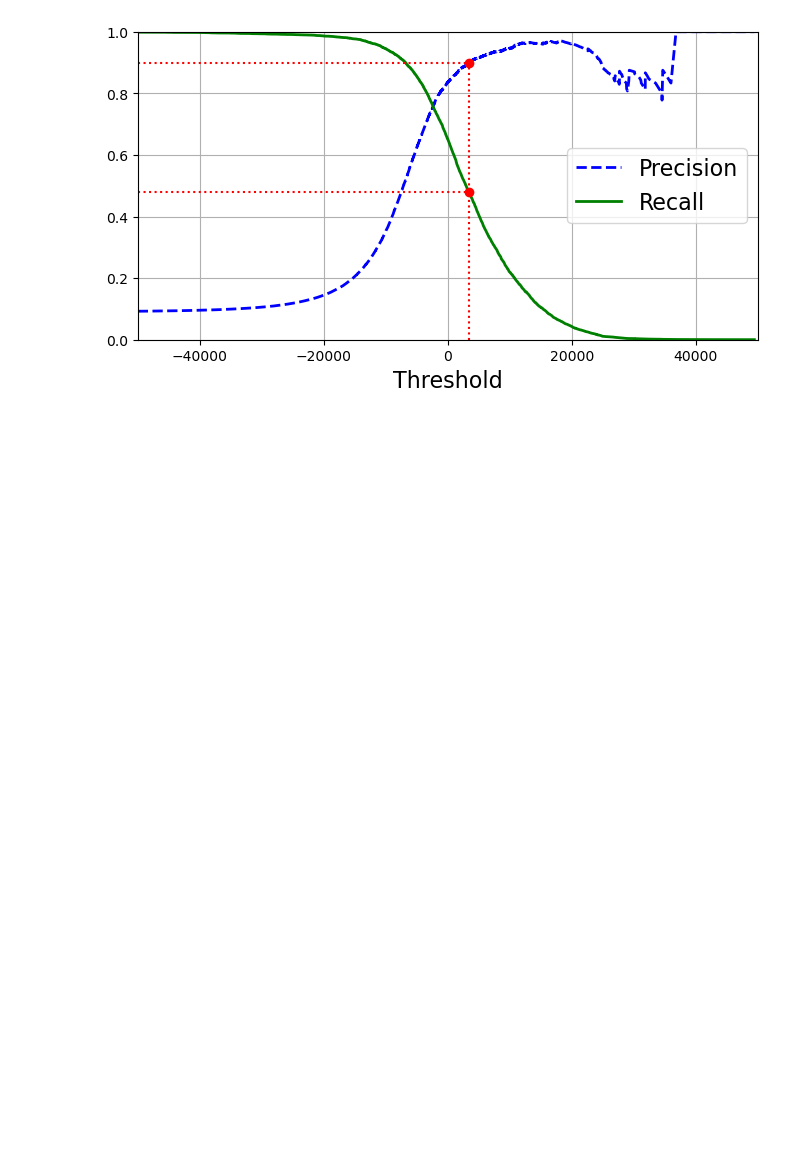
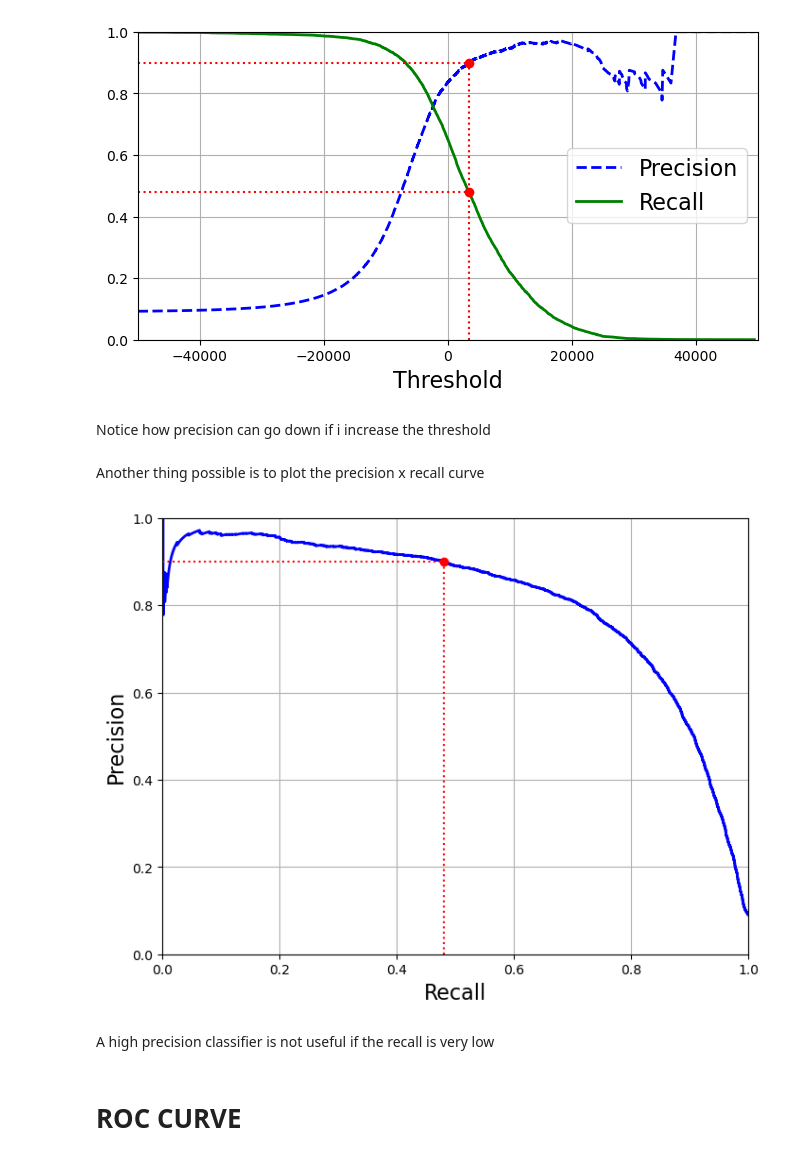
Before and after one commit to victorhrls/Data-Science, a Jupyter notebook: mnist.ipynb, the cells around one changed output. Drawn from its saved outputs; the diff is of its cells as text; code cells hidden in the pictures; blank space fills up the shorter version.

```diff
--- a/mnist.ipynb
+++ b/mnist.ipynb
@@ -282,3 +283,27 @@ plt.plot([threshold_90_precision], [recall_90_precision], "ro")
 plt.show()
 # %% [output]
 [figure]
+# %% [markdown]
+Notice how precision can go down if i increase the threshold
+# %% [markdown]
+Another thing possible is to plot the precision x recall curve
+# %%
+def plot_precision_vs_recall(precisions, recalls):
+    plt.plot(recalls, precisions, "b-", linewidth=2)
+    plt.xlabel("Recall", fontsize=16)
+    plt.ylabel("Precision", fontsize=16)
+    plt.axis([0, 1, 0, 1])
+    plt.grid(True)
+
+plt.figure(figsize=(8, 6))
+plot_precision_vs_recall(precisions, recalls)
+plt.plot([recall_90_precision, recall_90_precision], [0., 0.9], "r:")
+plt.plot([0.0, recall_90_precision], [0.9, 0.9], "r:")
+plt.plot([recall_90_precision], [0.9], "ro")
+plt.show()
+# %% [output]
+[figure, added]
+# %% [markdown]
+A high precision classifier is not useful if the recall is very low
+# %% [markdown]
+# ROC CURVE
```
Also changed, not shown: parts of 21 cells of this notebook.
